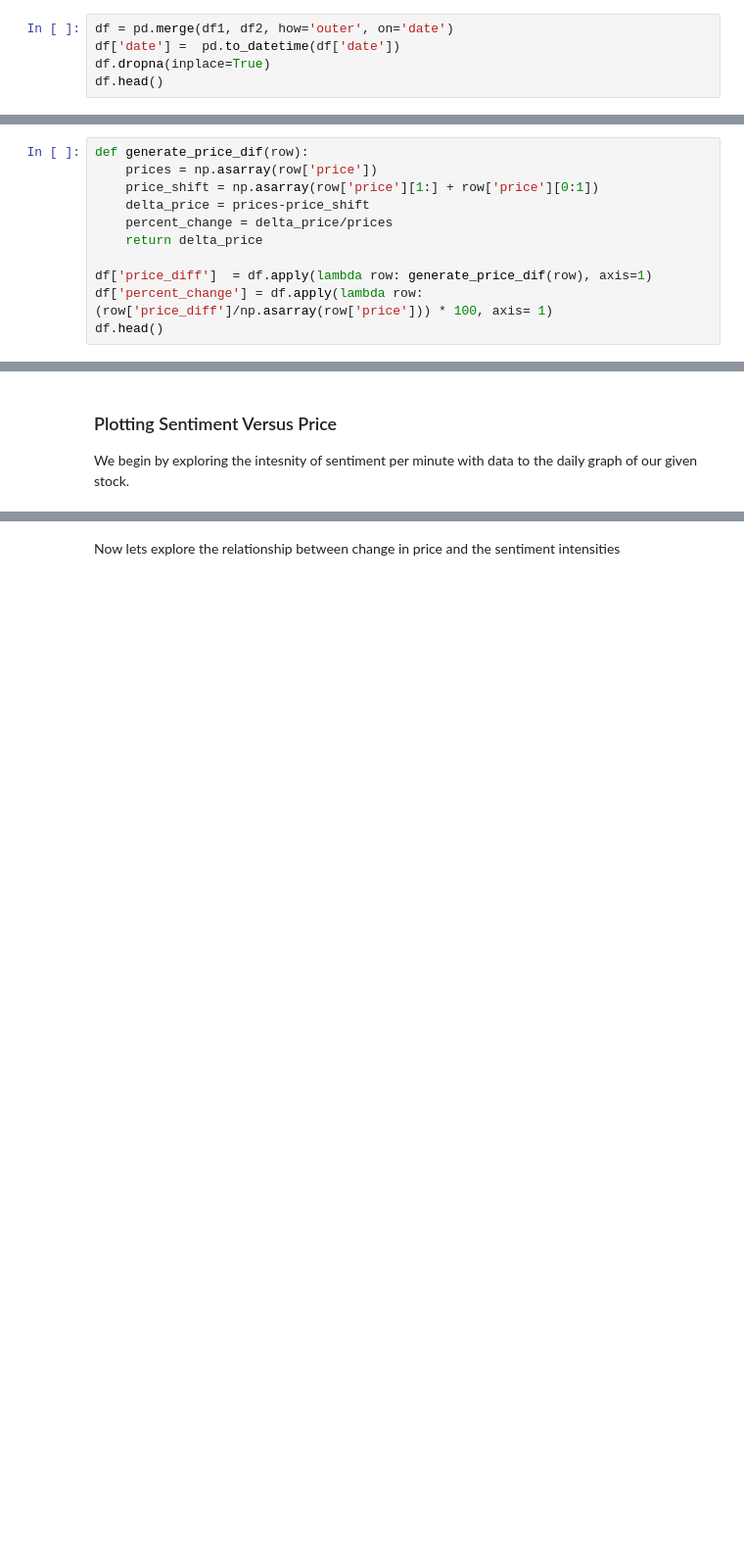
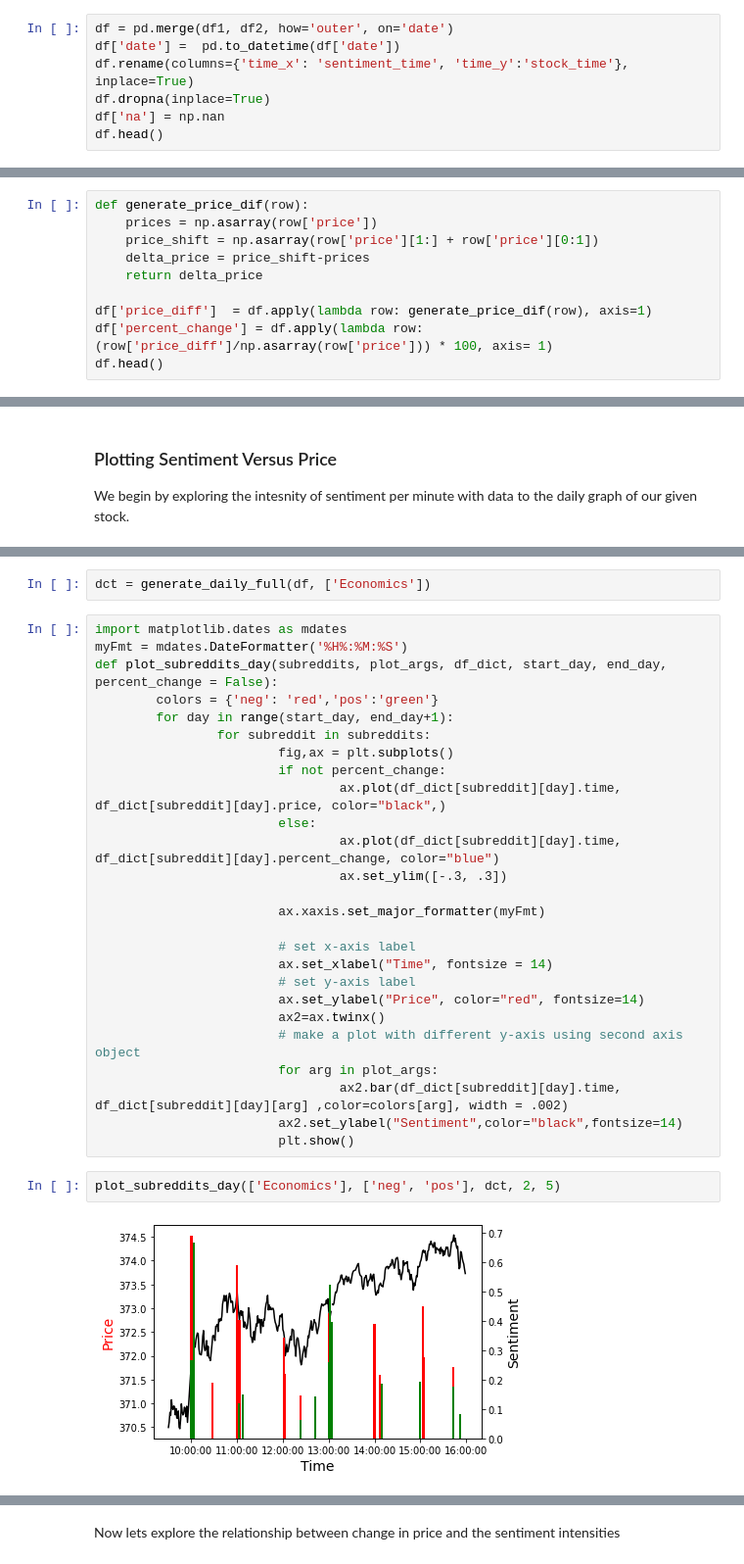
Before and after one commit to AndersonShroeder/Stock-Lstm, a Jupyter notebook: Short Run Prediction/analysis.ipynb, the cells around one changed output, grey strips where cells are left out. Shown at 98% size. Drawn from its saved outputs; the diff is of its cells as text; blank space fills up the shorter version.

```diff
--- a/Short Run Prediction/analysis.ipynb
+++ b/Short Run Prediction/analysis.ipynb
@@ -96,6 +69,8 @@ df1.head()
 # %%
 df = pd.merge(df1, df2, how='outer', on='date')
 df['date'] =  pd.to_datetime(df['date'])
+df.rename(columns={'time_x': 'sentiment_time', 'time_y':'stock_time'}, inplace=True)
 df.dropna(inplace=True)
+df['na'] = np.nan
 df.head()
 # %% [output]
@@ -106,8 +86,7 @@ ValueError: You are trying to merge on datetime64[ns] and object columns. If you
 def generate_price_dif(row):
     prices = np.asarray(row['price'])
     price_shift = np.asarray(row['price'][1:] + row['price'][0:1])
-    delta_price = prices-price_shift
-    percent_change = delta_price/prices
+    delta_price = price_shift-prices
     return delta_price
 
 df['price_diff']  = df.apply(lambda row: generate_price_dif(row), axis=1)
@@ -188,0 +165,32 @@ plot_x_days(1,'Economics', df)
+# %%
+dct = generate_daily_full(df, ['Economics'])
+# %%
+import matplotlib.dates as mdates
+myFmt = mdates.DateFormatter('%H%:%M:%S')
+def plot_subreddits_day(subreddits, plot_args, df_dict, start_day, end_day, percent_change = False):
+        colors = {'neg': 'red','pos':'green'}
+        for day in range(start_day, end_day+1):
+                for subreddit in subreddits:
+                        fig,ax = plt.subplots()
+                        if not percent_change:
+                                ax.plot(df_dict[subreddit][day].time, df_dict[subreddit][day].price, color="black",)
+                        else:
+                                ax.plot(df_dict[subreddit][day].time, df_dict[subreddit][day].percent_change, color="blue")
+                                ax.set_ylim([-.3, .3])
+
+                        ax.xaxis.set_major_formatter(myFmt)
+
+                        # set x-axis label
+                        ax.set_xlabel("Time", fontsize = 14)
+                        # set y-axis label
+                        ax.set_ylabel("Price", color="red", fontsize=14)
+                        ax2=ax.twinx()
+                        # make a plot with different y-axis using second axis object
+                        for arg in plot_args:
+                                ax2.bar(df_dict[subreddit][day].time, df_dict[subreddit][day][arg] ,color=colors[arg], width = .002)
+                        ax2.set_ylabel("Sentiment",color="black",fontsize=14)
+                        plt.show()
+# %%
+plot_subreddits_day(['Economics'], ['neg', 'pos'], dct, 2, 5)
+# %% [output]
+[figure, added]
```
Also changed, not shown: parts of 16 cells of this notebook, 2 other files.
